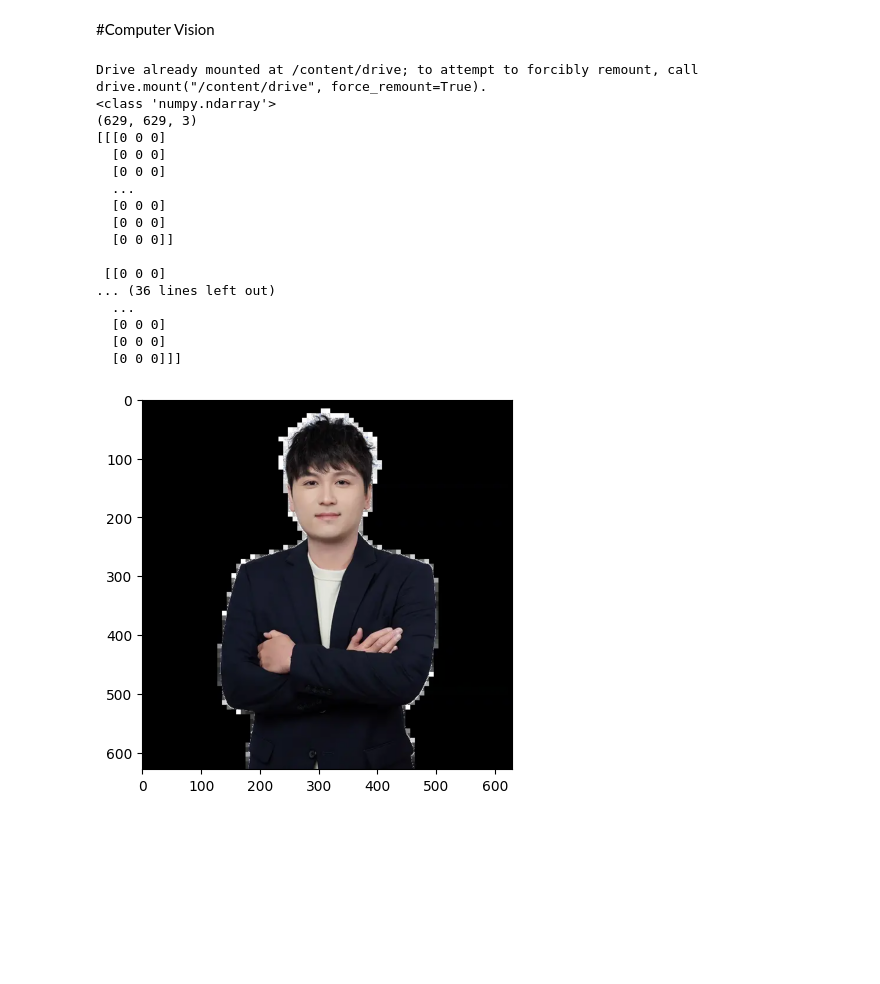
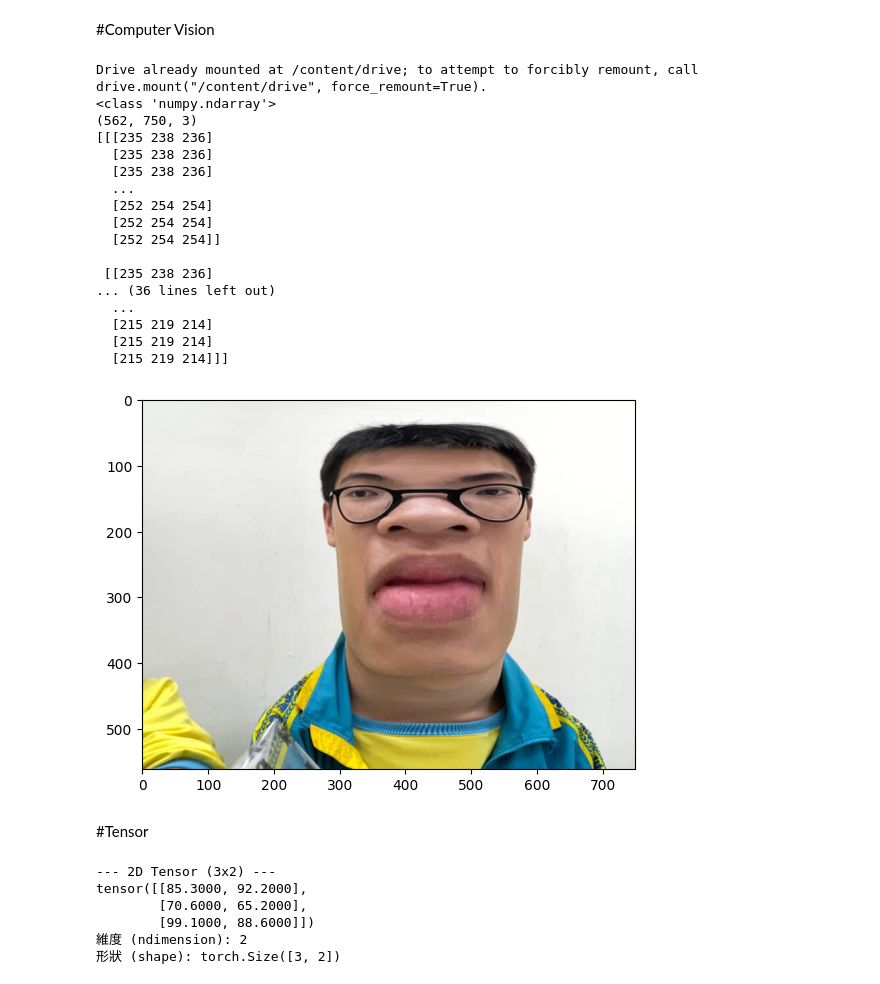
Before and after one commit to frank20100206/YTP-demo, a Jupyter notebook: 3_22.ipynb, the cells around one changed output. Drawn from its saved outputs; the diff is of its cells as text; code cells hidden in the pictures; blank space fills up the shorter version.

```diff
--- a/3_22.ipynb
+++ b/3_22.ipynb
@@ -5,36 +5,60 @@
 # %%
 import cv2 # opencv
 import numpy as np
 import matplotlib.pyplot as plt
 
 from google.colab import drive
 drive.mount("/content/drive")
 
-path = "/content/drive/MyDrive/YTP/thousand.jpg"
+path = "/content/drive/MyDrive/YTP/Treeing.JPG"
 image = cv2.imread(path)
 print(type(image))
 print(image.shape) # h, w, c
 print(image)
 
 new_image = cv2.cvtColor(image, cv2.COLOR_BGR2RGB)
 plt.imshow(new_image)
 plt.show()
 # %% [output]
 Drive already mounted at /content/drive; to attempt to forcibly remount, call drive.mount("/content/drive", force_remount=True).
 <class 'numpy.ndarray'>
-(629, 629, 3)
-[[[0 0 0]
-  [0 0 0]
-  [0 0 0]
+(562, 750, 3)
+[[[235 238 236]
+  [235 238 236]
+  [235 238 236]
   ...
-  [0 0 0]
-  [0 0 0]
-  [0 0 0]]
+  [252 254 254]
+  [252 254 254]
+  [252 254 254]]
 
- [[0 0 0]
+ [[235 238 236]
 ... (36 lines left out)
   ...
-  [0 0 0]
-  [0 0 0]
-  [0 0 0]]]
+  [215 219 214]
+  [215 219 214]
+  [215 219 214]]]
-[figure, old version]
+[figure, new version]
+# %% [markdown]
+#Tensor
+# %%
+import torch
+
+# 手動建立一個 3x2 的 2D Tensor
+# 每一列 (row) 代表一個學生，每一欄 (column) 代表一個科目
+grades_2d = torch.tensor([
+    [85.3, 92.2],
+    [70.6, 65.2],
+    [99.1, 88.6]
+])
+
+print("--- 2D Tensor (3x2) ---")
+print(grades_2d)
+print(f"維度 (ndimension): {grades_2d.ndimension()}") # 會顯示 2
+print(f"形狀 (shape): {grades_2d.shape}")             # 會顯示 [3, 2]
+# %% [output]
+--- 2D Tensor (3x2) ---
+tensor([[85.3000, 92.2000],
+        [70.6000, 65.2000],
+        [99.1000, 88.6000]])
+維度 (ndimension): 2
+形狀 (shape): torch.Size([3, 2])
```
Also changed, not shown: parts of 8 cells of this notebook.
